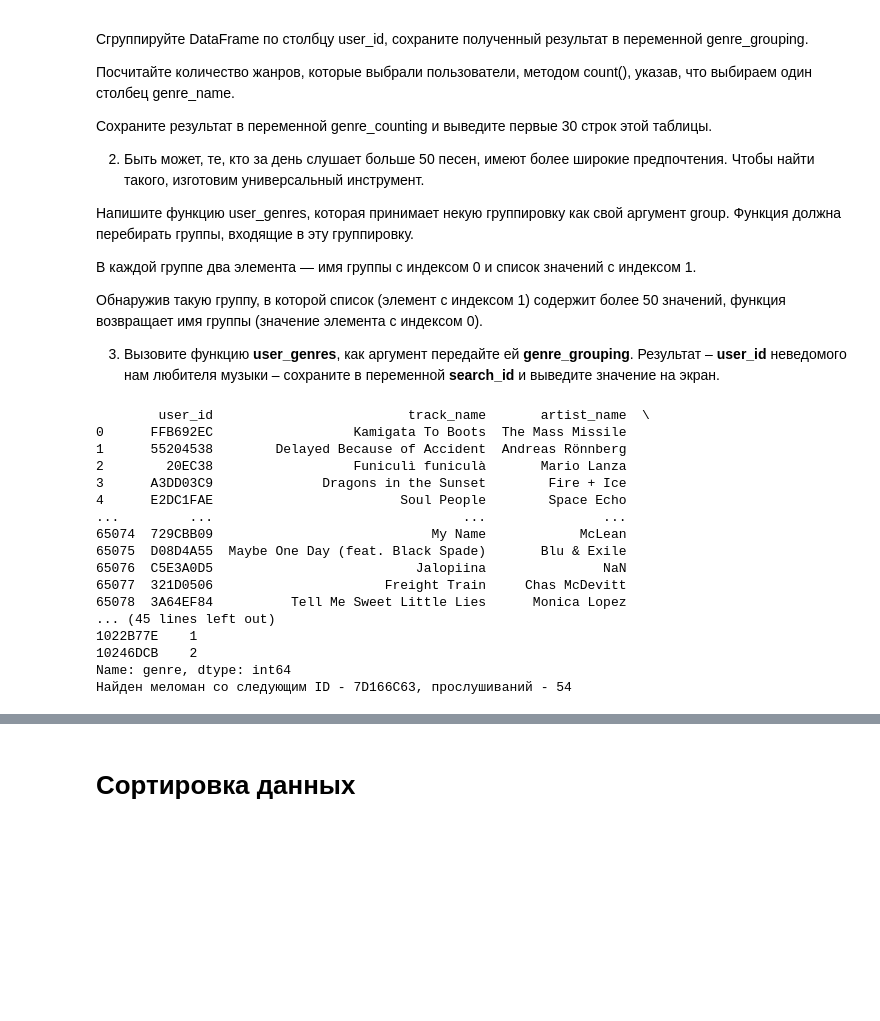
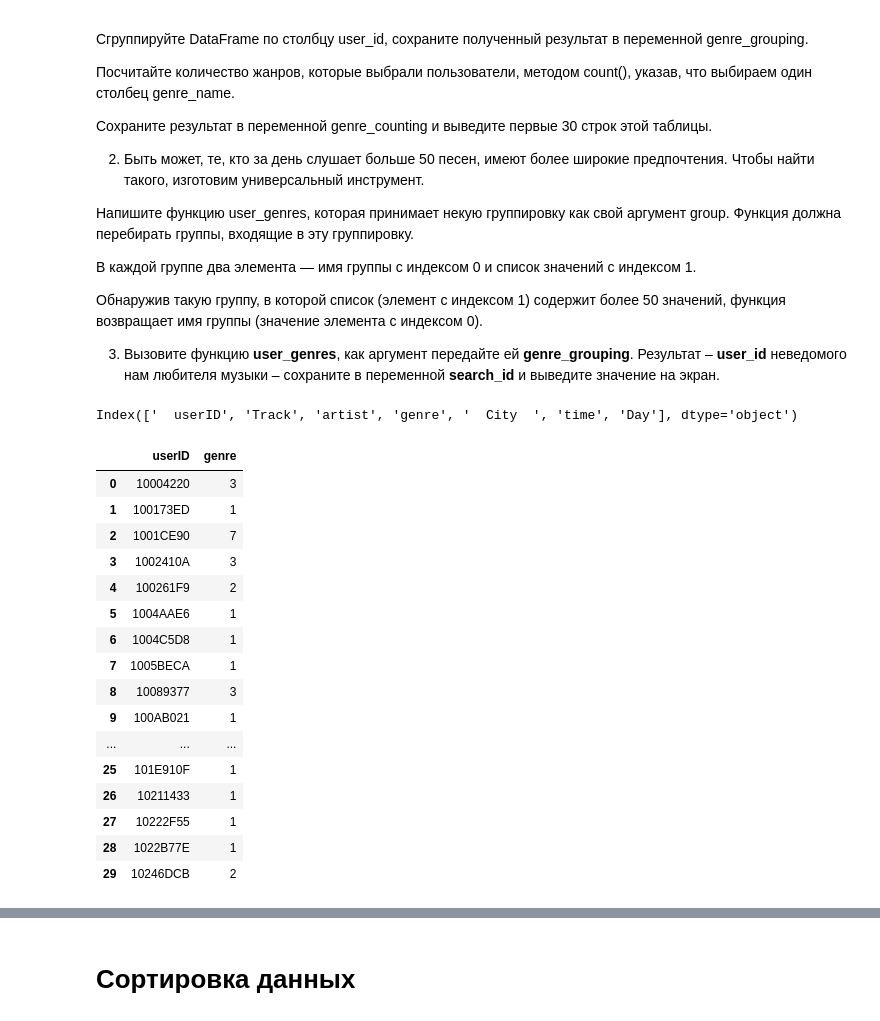
Before and after one commit to Zanavez/AnalysisTasks, a Jupyter notebook: tasks/blocknote3_abramov.ipynb, the cells around one changed output, grey strips where cells are left out. Saved outputs shown, nothing was run; the diff lists cells and outputs as text; code cells hidden in the pictures; blank space fills up the shorter version.

```diff
--- a/tasks/Занятие 3.ipynb
+++ b/tasks/blocknote3_abramov.ipynb
@@ -253,48 +269,31 @@ Name: radius, dtype: float64
 Обнаружив такую группу, в которой список (элемент с индексом 1) содержит более 50 значений, функция возвращает имя группы (значение элемента с индексом 0).
 
 3. Вызовите функцию **user_genres**, как аргумент передайте ей **genre_grouping**. Результат – **user_id** неведомого нам любителя музыки – сохраните в переменной **search_id** и выведите значение на экран.
-# %%
-import pandas as pd
-df = pd.read_csv("../datasets/yandex_music.csv")
-df = df.set_axis(["user_id", "track_name", "artist_name", "genre", "city", "time", "day"], axis=1)
-print(df)
-
-genre_grouping = df.groupby("user_id")
-print(genre_grouping)
-genre_counting = df.groupby("user_id")["genre"].count()
-print(genre_counting.head(30))
-
-def user_genres(group):
-    group = group["genre"].count()
-    group = dict(group)
-    music_lover = 0
-
-    for key, value in group.items():
-        if key is not None and value > 50:
-            music_lover = [key, value]
-            break
-
-    return music_lover
-
-search_id = user_genres(genre_grouping)[0]
-
-print(f"Найден меломан со следующим ID - {search_id}, "
-      f"прослушиваний - {user_genres(genre_grouping)[1]}")
-# %% [output]
-        user_id                         track_name       artist_name  \
-0      FFB692EC                  Kamigata To Boots  The Mass Missile
-1      55204538        Delayed Because of Accident  Andreas Rönnberg
-2        20EC38                  Funiculì funiculà       Mario Lanza
-3      A3DD03C9              Dragons in the Sunset        Fire + Ice
-4      E2DC1FAE                        Soul People        Space Echo
-...         ...                                ...               ...
-65074  729CBB09                            My Name            McLean
-65075  D08D4A55  Maybe One Day (feat. Black Spade)       Blu & Exile
-65076  C5E3A0D5                          Jalopiina               NaN
-65077  321D0506                      Freight Train     Chas McDevitt
-65078  3A64EF84          Tell Me Sweet Little Lies      Monica Lopez
-... (45 lines left out)
-1022B77E    1
-10246DCB    2
-Name: genre, dtype: int64
-Найден меломан со следующим ID - 7D166C63, прослушиваний - 54
+# %%
+music = pd.read_csv("../datasets/yandex_music.csv")
+music.head(10)
+music.columns
+# %% [output]
+Index(['  userID', 'Track', 'artist', 'genre', '  City  ', 'time', 'Day'], dtype='object')
+# %%
+genre_grouping = music.groupby("  userID")
+genre_counting = genre_grouping["genre"].count().reset_index()
+genre_counting.head(30)
+# %% [output]
+|  | userID | genre |
+| 0 | 10004220 | 3 |
+| 1 | 100173ED | 1 |
+| 2 | 1001CE90 | 7 |
+| 3 | 1002410A | 3 |
+| 4 | 100261F9 | 2 |
+| 5 | 1004AAE6 | 1 |
+| 6 | 1004C5D8 | 1 |
+| 7 | 1005BECA | 1 |
+| 8 | 10089377 | 3 |
+| 9 | 100AB021 | 1 |
+| ... | ... | ... |
+| 25 | 101E910F | 1 |
+| 26 | 10211433 | 1 |
+| 27 | 10222F55 | 1 |
+| 28 | 1022B77E | 1 |
+| 29 | 10246DCB | 2 |
```
Also changed, not shown: parts of 19 cells of this notebook, 3 other files.
